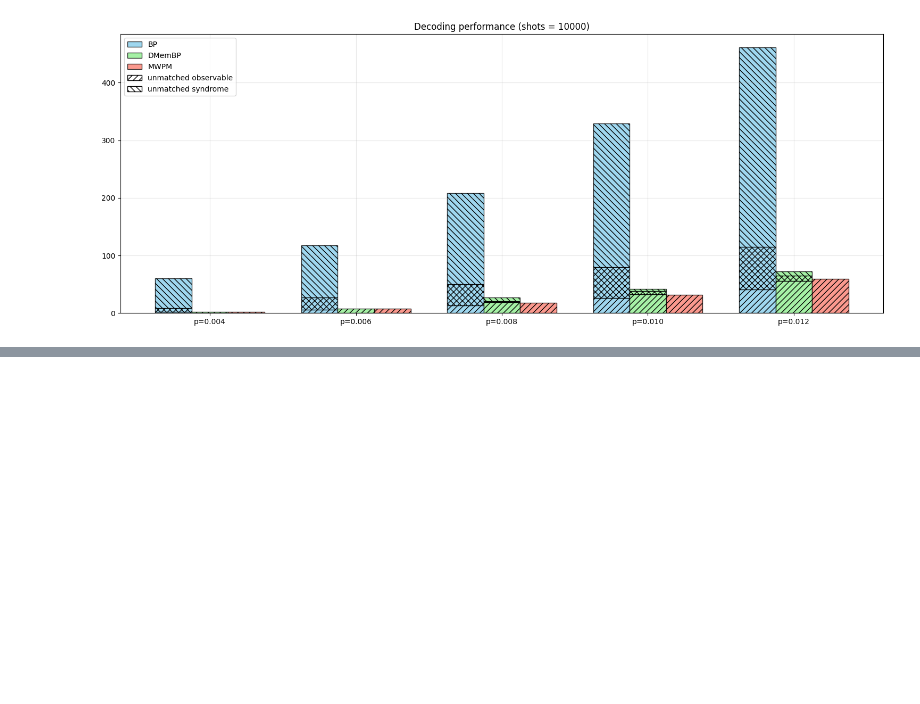
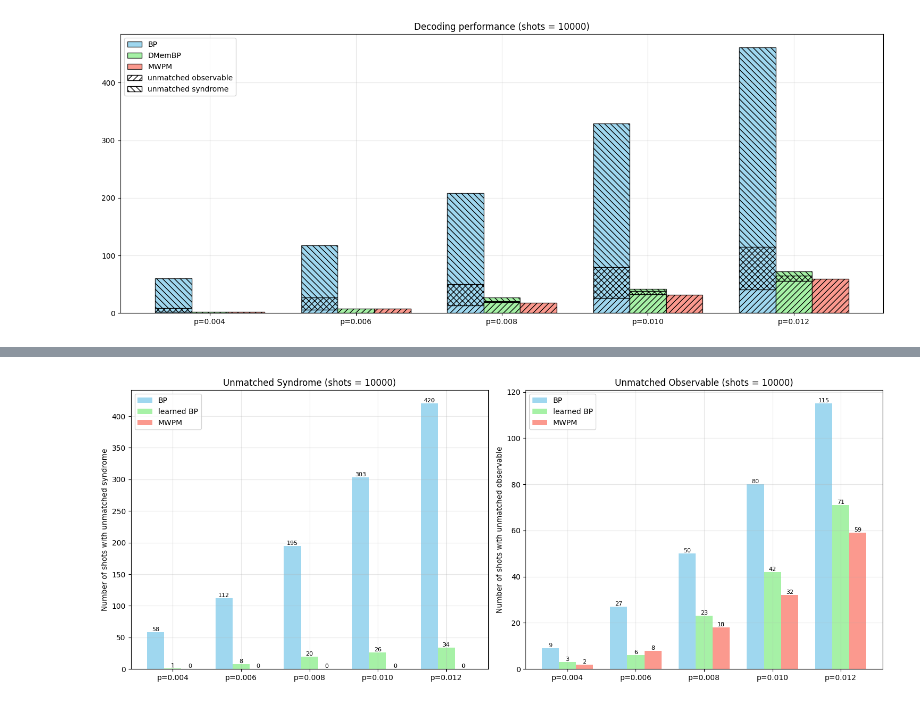
Before and after one commit to caoyingkang/QEC-decoder, a Jupyter notebook: pytorch/benchmark.ipynb, the cells around one changed output, grey strips where cells are left out. Cells and saved outputs as stored; diff of their text form; code cells hidden in the pictures; blank space fills up the shorter version.

```diff
--- a/pytorch/benchmark.ipynb
+++ b/pytorch/benchmark.ipynb
@@ -179,0 +347,4 @@ stacked_bar_plot_stats(results)
+# %%
+bar_plot_stats(results)
+# %% [output]
+[figure, added]
```
Also changed, not shown: parts of 11 cells of this notebook, 7 other files.
